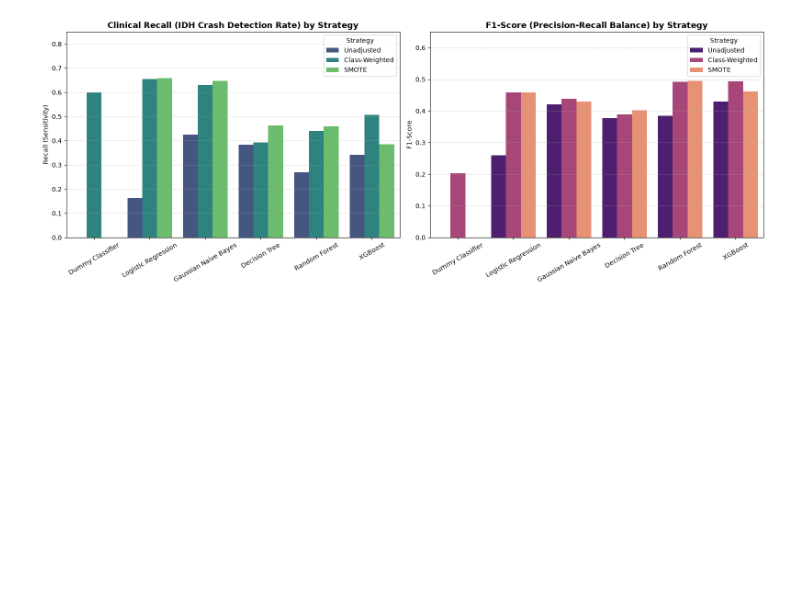
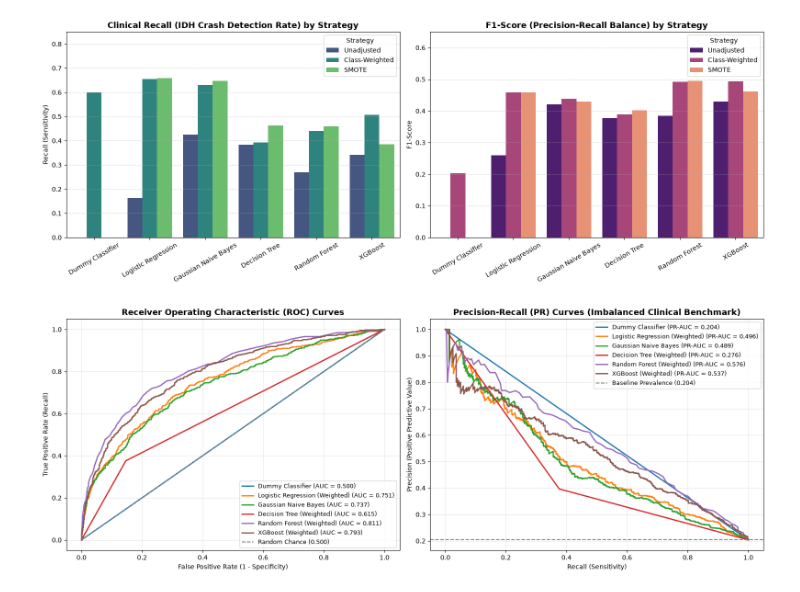
Before and after one commit to ahsanul3haque/CSE299_Hemodialysis_Project, a Jupyter notebook: notebooks/baseline_modeling.ipynb, the cells around one changed output. Drawn from its saved outputs; the diff is of its cells as text; code cells hidden in the pictures; blank space fills up the shorter version.

Commit message:
feat(notebook): add overlay ROC and Precision-Recall curves in cell 3
- Evaluate 6 classifiers on a stratified 80/20 holdout split
- Plot Receiver Operating Characteristic (ROC) curves and compute AUC scores
- Plot Precision-Recall (PR) curves against the 0.204 baseline prevalence threshold

```diff
--- a/notebooks/baseline_modeling.ipynb
+++ b/notebooks/baseline_modeling.ipynb
@@ -72,3 +72,80 @@ plt.tight_layout()
 plt.show()
 # %% [output]
 [figure]
+# %%
+# ==========================================
+# CELL 3: Overlay ROC and Precision-Recall Curves
+# ==========================================
+from sklearn.model_selection import train_test_split
+from sklearn.metrics import roc_curve, auc, precision_recall_curve, average_precision_score
+from sklearn.dummy import DummyClassifier
+from sklearn.linear_model import LogisticRegression
+from sklearn.naive_bayes import GaussianNB
+from sklearn.tree import DecisionTreeClassifier
+from sklearn.ensemble import RandomForestClassifier
+from xgboost import XGBClassifier
+
+# Load processed dataset and create stratified 80/20 evaluation split
+df = pd.read_csv("../data/processed_dataset_10.csv")
+X = df.drop(columns=["Hypotension"])
+y = df["Hypotension"].astype(int)
+
+X_train, X_test, y_train, y_test = train_test_split(
+    X, y, test_size=0.20, stratify=y, random_state=42
+)
+
+pos_weight = (y_train == 0).sum() / (y_train == 1).sum()
+
+models = {
+    "Dummy Classifier": DummyClassifier(strategy="prior", random_state=42),
+    "Logistic Regression (Weighted)": LogisticRegression(class_weight="balanced", max_iter=1000, random_state=42),
+    "Gaussian Naive Bayes": GaussianNB(),
+    "Decision Tree (Weighted)": DecisionTreeClassifier(class_weight="balanced", random_state=42),
+    "Random Forest (Weighted)": RandomForestClassifier(n_estimators=100, class_weight="balanced", random_state=42, n_jobs=-1),
+    "XGBoost (Weighted)": XGBClassifier(n_estimators=100, scale_pos_weight=pos_weight, eval_metric="logloss", random_state=42, n_jobs=-1)
+}
+
+fig, axes = plt.subplots(1, 2, figsize=(16, 6))
+trained_models = {}
+
+for name, model in models.items():
+    model.fit(X_train, y_train)
+    trained_models[name] = model
+    y_prob = model.predict_proba(X_test)[:, 1]
+
+    # 1. ROC Curve
+    fpr, tpr, _ = roc_curve(y_test, y_prob)
+    roc_auc = auc(fpr, tpr)
+    axes[0].plot(fpr, tpr, lw=2, label=f"{name} (AUC = {roc_auc:.3f})")
+
+    # 2. Precision-Recall Curve
+    precision, recall, _ = precision_recall_curve(y_test, y_prob)
+    pr_auc = average_precision_score(y_test, y_prob)
+    axes[1].plot(recall, precision, lw=2,
+                 label=f"{name} (PR-AUC = {pr_auc:.3f})")
+
+# Format ROC Plot
+axes[0].plot([0, 1], [0, 1], color="gray", linestyle="--",
+             label="Random Chance (0.500)")
+axes[0].set_title("Receiver Operating Characteristic (ROC) Curves",
+                  fontsize=13, fontweight="bold")
+axes[0].set_xlabel("False Positive Rate (1 - Specificity)")
+axes[0].set_ylabel("True Positive Rate (Recall)")
+axes[0].legend(loc="lower right", fontsize=9)
+axes[0].grid(alpha=0.3)
+
+# Format PR Plot
+baseline_prevalence = y_test.mean()
+axes[1].axhline(y=baseline_prevalence, color="gray", linestyle="--",
+                label=f"Baseline Prevalence ({baseline_prevalence:.3f})")
+axes[1].set_title("Precision-Recall (PR) Curves (Imbalanced Clinical Benchmark)",
+                  fontsize=13, fontweight="bold")
+axes[1].set_xlabel("Recall (Sensitivity)")
+axes[1].set_ylabel("Precision (Positive Predictive Value)")
+axes[1].legend(loc="upper right", fontsize=9)
+axes[1].grid(alpha=0.3)
+
+plt.tight_layout()
+plt.show()
+# %% [output]
+[figure, added]
```
